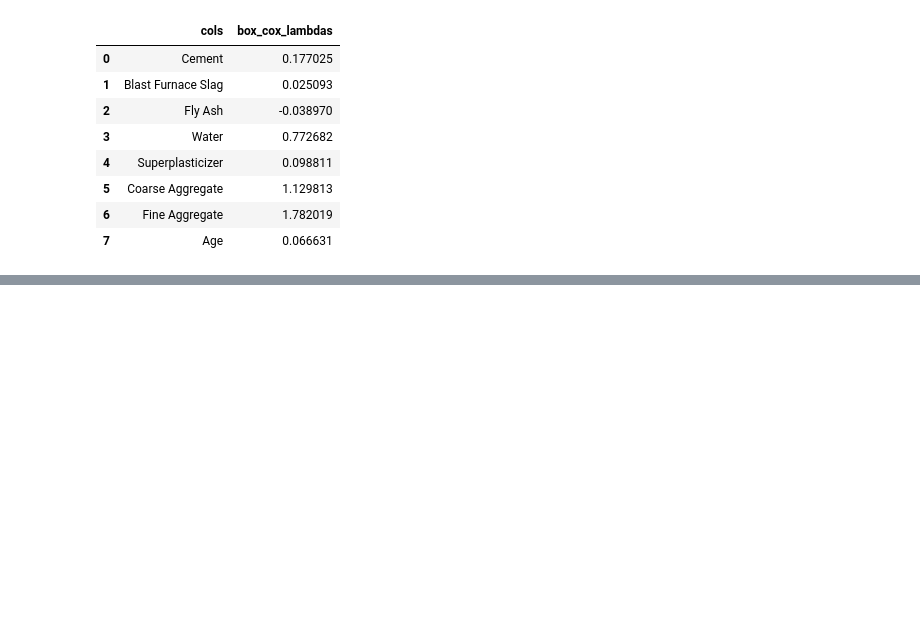
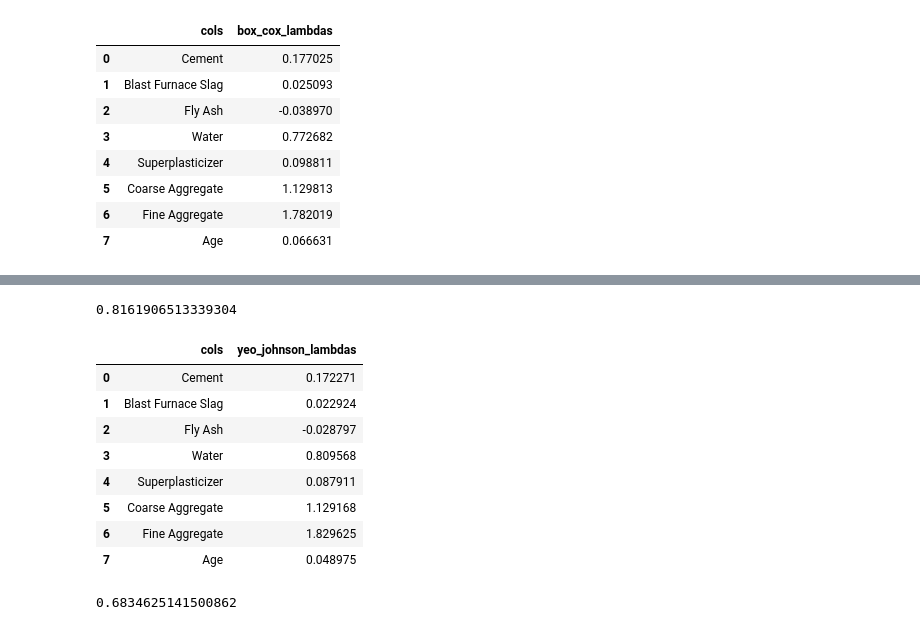
Before and after one commit to mrin2810/100-days-of-machine-learning, a Jupyter notebook: Day 31 - Power Transformer (Box-Cox, Yeo Johnson).ipynb, the cells around one changed output, grey strips where cells are left out. Saved outputs shown, nothing was run; the diff lists cells and outputs as text; code cells hidden in the pictures; blank space fills up the shorter version.

```diff
--- a/Day 31 - Power Transformer (Box-Cox, Yeo Johnson).ipynb
+++ b/Day 31 - Power Transformer (Box-Cox, Yeo Johnson).ipynb
@@ -169,0 +330,38 @@ pd.DataFrame({' cols' :X_train.columns, 'box_cox_lambdas': pt.lambdas_})
+# %%
+# Apply Yeo-Johnson
+
+pt1 = PowerTransformer() # deafult method is Yeo-Johnson
+
+X_train_transformed2 = pt1.fit_transform(X_train)
+X_test_transformed2 = pt1.transform(X_test)
+
+lr = LinearRegression()
+lr.fit(X_train_transformed2, y_train)
+
+y_pred3 = lr.predict(X_test_transformed2)
+
+print(r2_score(y_test, y_pred3))
+
+pd.DataFrame({' cols' :X_train.columns, 'yeo_johnson_lambdas': pt.lambdas_})
+# %% [output]
+0.8161906513339304
+|  | cols | yeo_johnson_lambdas |
+| 0 | Cement | 0.172271 |
+| 1 | Blast Furnace Slag | 0.022924 |
+| 2 | Fly Ash | -0.028797 |
+| 3 | Water | 0.809568 |
+| 4 | Superplasticizer | 0.087911 |
+| 5 | Coarse Aggregate | 1.129168 |
+| 6 | Fine Aggregate | 1.829625 |
+| 7 | Age | 0.048975 |
+# %%
+# Cross Validation Score
+
+pt = PowerTransformer()
+
+x_transformed2 = pt.fit_transform(X)
+
+lr = LinearRegression()
+np.mean(cross_val_score(lr, x_transformed2, y, scoring='r2'))
+# %% [output]
+0.6834625141500862
```
Also changed, not shown: parts of 12 cells of this notebook, 26 other files.
